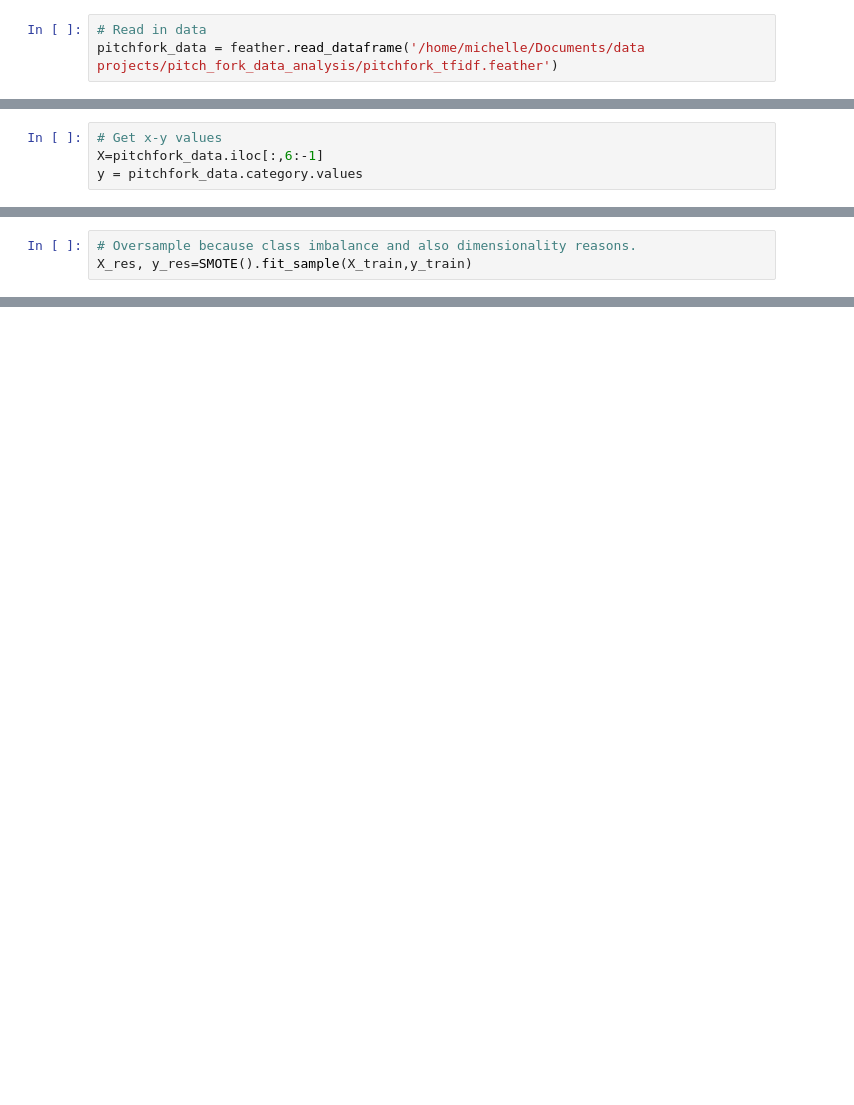
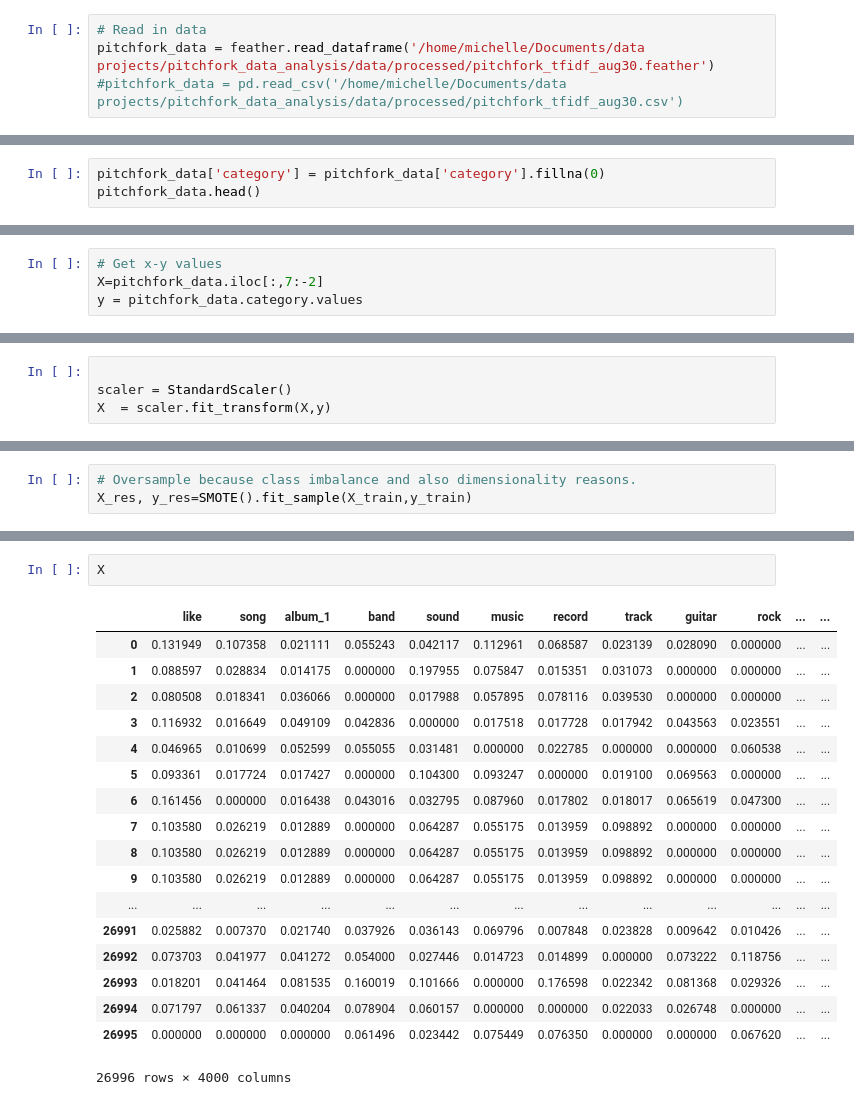
Before and after one commit to mjtat/pitchfork_data_analysis, a Jupyter notebook: notebooks/Pitchfork ML.ipynb, the cells around one changed output, grey strips where cells are left out. Drawn from its saved outputs; the diff is of its cells as text; blank space fills up the shorter version.

```diff
--- a/notebooks/Pitchfork ML.ipynb
+++ b/notebooks/Pitchfork ML.ipynb
@@ -114,4 +128,5 @@ class EstimatorSelectionHelper:
         return df[columns]
 # %%
 # Read in data
-pitchfork_data = feather.read_dataframe('/home/michelle/Documents/data projects/pitch_fork_data_analysis/pitchfork_tfidf.feather')
+pitchfork_data = feather.read_dataframe('/home/michelle/Documents/data projects/pitchfork_data_analysis/data/processed/pitchfork_tfidf_aug30.feather')
+#pitchfork_data = pd.read_csv('/home/michelle/Documents/data projects/pitchfork_data_analysis/data/processed/pitchfork_tfidf_aug30.csv')
@@ -119,0 +133,3 @@ ArrowIOError: Failed to open local file: /home/michelle/Documents/data projects/
+# %%
+pitchfork_data['category'] = pitchfork_data['category'].fillna(0)
+pitchfork_data.head()
@@ -120,4 +144,4 @@ ArrowIOError: Failed to open local file: /home/michelle/Documents/data projects/
 # %%
 # Get x-y values
-X=pitchfork_data.iloc[:,6:-1]
+X=pitchfork_data.iloc[:,7:-2]
 y = pitchfork_data.category.values
@@ -124,2 +150,6 @@ y = pitchfork_data.category.values
+# %%
+
+scaler = StandardScaler()
+X  = scaler.fit_transform(X,y)
 # %%
 # Test-Train Split
@@ -130,3 +188,24 @@ X_res, y_res=SMOTE().fit_sample(X_train,y_train)
+# %%
+X
+# %% [output]
+|  | like | song | album_1 | band | sound | music | record | track | guitar | rock | ... | ... |
+| 0 | 0.131949 | 0.107358 | 0.021111 | 0.055243 | 0.042117 | 0.112961 | 0.068587 | 0.023139 | 0.028090 | 0.000000 | ... | ... |
+| 1 | 0.088597 | 0.028834 | 0.014175 | 0.000000 | 0.197955 | 0.075847 | 0.015351 | 0.031073 | 0.000000 | 0.000000 | ... | ... |
+| 2 | 0.080508 | 0.018341 | 0.036066 | 0.000000 | 0.017988 | 0.057895 | 0.078116 | 0.039530 | 0.000000 | 0.000000 | ... | ... |
+| 3 | 0.116932 | 0.016649 | 0.049109 | 0.042836 | 0.000000 | 0.017518 | 0.017728 | 0.017942 | 0.043563 | 0.023551 | ... | ... |
+| 4 | 0.046965 | 0.010699 | 0.052599 | 0.055055 | 0.031481 | 0.000000 | 0.022785 | 0.000000 | 0.000000 | 0.060538 | ... | ... |
+| 5 | 0.093361 | 0.017724 | 0.017427 | 0.000000 | 0.104300 | 0.093247 | 0.000000 | 0.019100 | 0.069563 | 0.000000 | ... | ... |
+| 6 | 0.161456 | 0.000000 | 0.016438 | 0.043016 | 0.032795 | 0.087960 | 0.017802 | 0.018017 | 0.065619 | 0.047300 | ... | ... |
+| 7 | 0.103580 | 0.026219 | 0.012889 | 0.000000 | 0.064287 | 0.055175 | 0.013959 | 0.098892 | 0.000000 | 0.000000 | ... | ... |
+| 8 | 0.103580 | 0.026219 | 0.012889 | 0.000000 | 0.064287 | 0.055175 | 0.013959 | 0.098892 | 0.000000 | 0.000000 | ... | ... |
+| 9 | 0.103580 | 0.026219 | 0.012889 | 0.000000 | 0.064287 | 0.055175 | 0.013959 | 0.098892 | 0.000000 | 0.000000 | ... | ... |
+| ... | ... | ... | ... | ... | ... | ... | ... | ... | ... | ... | ... | ... |
+| 26991 | 0.025882 | 0.007370 | 0.021740 | 0.037926 | 0.036143 | 0.069796 | 0.007848 | 0.023828 | 0.009642 | 0.010426 | ... | ... |
+| 26992 | 0.073703 | 0.041977 | 0.041272 | 0.054000 | 0.027446 | 0.014723 | 0.014899 | 0.000000 | 0.073222 | 0.118756 | ... | ... |
+| 26993 | 0.018201 | 0.041464 | 0.081535 | 0.160019 | 0.101666 | 0.000000 | 0.176598 | 0.022342 | 0.081368 | 0.029326 | ... | ... |
+| 26994 | 0.071797 | 0.061337 | 0.040204 | 0.078904 | 0.060157 | 0.000000 | 0.000000 | 0.022033 | 0.026748 | 0.000000 | ... | ... |
+| 26995 | 0.000000 | 0.000000 | 0.000000 | 0.061496 | 0.023442 | 0.075449 | 0.076350 | 0.000000 | 0.000000 | 0.067620 | ... | ... |
+26996 rows × 4000 columns
 # %%
 models1 = {
     'RandomForestClassifier': RandomForestClassifier(),
```
Also changed, not shown: parts of 24 cells of this notebook, 4 other files.
